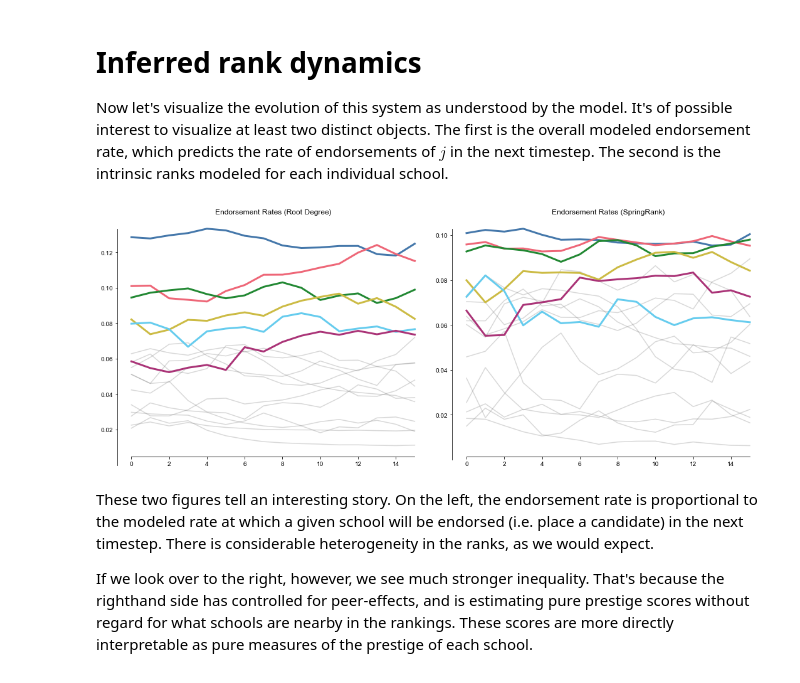
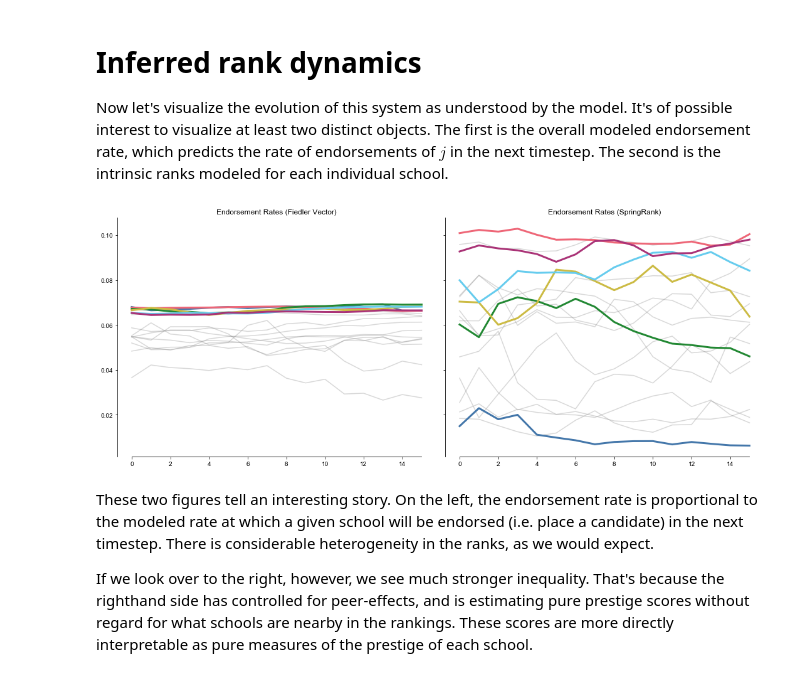
Before and after one commit to PhilChodrow/prestige_reinforcement, a Jupyter notebook: newcomb_frat.ipynb, the cells around one changed output. Cells and saved outputs as stored; diff of their text form; code cells hidden in the pictures.

```diff
--- a/newcomb_frat.ipynb
+++ b/newcomb_frat.ipynb
@@ -352,16 +357,16 @@ On the far left, we show the model state $A_t$ at time $t = 30$. Each entry of t
 
 Now let's visualize the evolution of this system as understood by the model. It's of possible interest to visualize at least two distinct objects. The first is the overall modeled endorsement rate, which predicts the rate of endorsements of $j$ in the next timestep. The second is the intrinsic ranks modeled for each individual school.
 # %%
-fig = plt.figure(figsize = (15,6))
+fig, axarr = plt.subplots(1, 2, figsize = (15,6), sharey = True)
 
 # FIRST PLOT
 
-ax = fig.add_subplot(121)
+ax = axarr[0]
 
 # A = state_matrix(T, A0 = A0, lam = pars['lam'])
 # S = feature_fun(A)
 
-GAMMA = L_deg.GAMMA.mean(axis = 1)
+GAMMA = L_L.GAMMA.mean(axis = 1)
 
 top_trajectories = np.unique(GAMMA.argmax(axis = 1))
 top_trajectories = (-GAMMA.mean(axis = 0)).argsort()[0:6]
@@ -375,88 +380,46 @@ for i in top_trajectories:
     ax.plot(timesteps, GAMMA[:,i], color = cset[k], alpha = 1, linewidth = 3)
     k += 1
 
-
-# for l in range(n):
-#     long_name = labels[l]
-#     if long_name in shortener:
-#         name = shortener[long_name]
-#         if name in highlight:
-#             ax.plot(timesteps, GAMMA[:,l], alpha = 1, linewidth = 3,
-#                      label = name, color = cset[k])
-
-#             ax.annotate(shortener[labels[l]],
-#                       xy=(timesteps.max(), GAMMA[-1:,l] + label_adjustments[name]), xycoords='data',
-#                       xytext=(10, 0), textcoords='offset points',
-#                       size=12, va="center", color = 'black',
-#                       bbox=dict(boxstyle="round",  color = cset[k], alpha = .4))
-
-#             k += 1
-
 ax.spines['top'].set_visible(False)
 ax.spines['right'].set_visible(False)
 
-ax.spines['left'].set_bounds(0, GAMMA.max())
+
 ax.spines['bottom'].set_bounds(timesteps.min(), timesteps.max())
 
-ax.set(title = 'Endorsement Rates (Root Degree)')
+ax.set(title = 'Endorsement Rates (Fiedler Vector)')
 
 
 # SECOND PLOT
 
-ax = fig.add_subplot(122)
+ax = axarr[1]
 
 GAMMA = L_SR.GAMMA.mean(axis = 1)
 
 # top_trajectories = np.unique(GAMMA.argmax(axis = 1))
 # top_trajectories = (-GAMMA.mean(axis = 0)).argsort()[0:6]
 
 # GAMMA = np.sort(GAMMA, axis = 1)
 # for i in range(6, top_n):
 p = ax.plot(timesteps, GAMMA, color = 'grey', alpha = .3)
 
 k = 0
 for i in top_trajectories:
     ax.plot(timesteps, GAMMA[:,i], color = cset[k], alpha = 1, linewidth = 3)
     k += 1
 
-# k = 0
-# for i in top_trajectories:
-#     ax.plot(timesteps, GAMMA[:,i], color = cset[k], alpha = 1)
-#     k += 1
-# k = 0
-
-
-# k = 0
-
-# for l in range(n):
-#     long_name = labels[l]
-#     if long_name in shortener:
-#         name = shortener[long_name]
-#         if name in highlight:
-#             ax.plot(timesteps, GAMMA[:,l], alpha = 1, linewidth = 3,
-#                      label = name, color = cset[k])
-
-#             ax.annotate(shortener[labels[l]],
-#                       xy=(timesteps.max(), GAMMA[-1:,l] + label_adjustments[name]), xycoords='data',
-#                       xytext=(10, 0), textcoords='offset points',
-#                       size=12, va="center", color = 'black',
-#                       bbox=dict(boxstyle="round",  color = cset[k], alpha = .4))
-
-#             k += 1
-
 ax.spines['top'].set_visible(False)
 ax.spines['right'].set_visible(False)
 
-ax.spines['left'].set_bounds(0, GAMMA.max())
+# ax.spines['left'].set_bounds(0, GAMMA.max())
 ax.spines['bottom'].set_bounds(timesteps.min(), timesteps.max())
 
 ax.set(title = 'Endorsement Rates (SpringRank)')
 
 plt.tight_layout()
 
 plt.savefig('fig/frat_ranks.png', dpi = 300)
 # %% [output]
-[figure, old version]
+[figure, new version]
 # %% [markdown]
 These two figures tell an interesting story. On the left, the endorsement rate is proportional to the modeled rate at which a given school will be endorsed (i.e. place a candidate) in the next timestep. There is considerable heterogeneity in the ranks, as we would expect.
 
```
Also changed, not shown: parts of 7 cells of this notebook.
